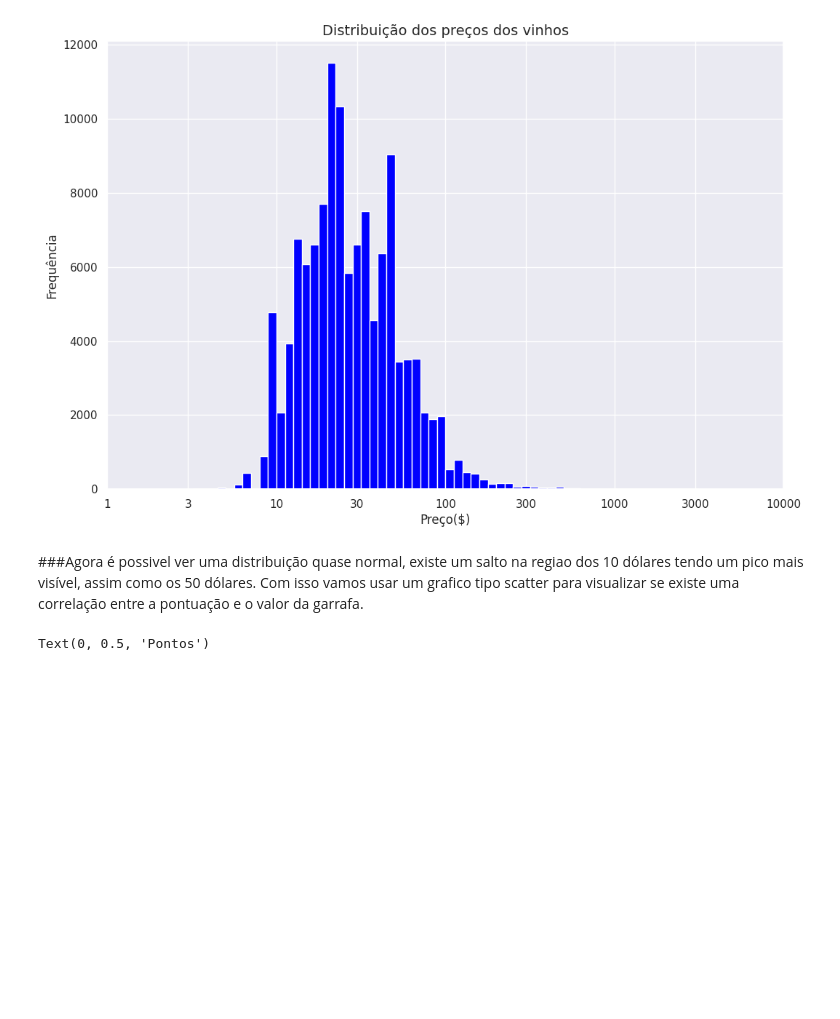
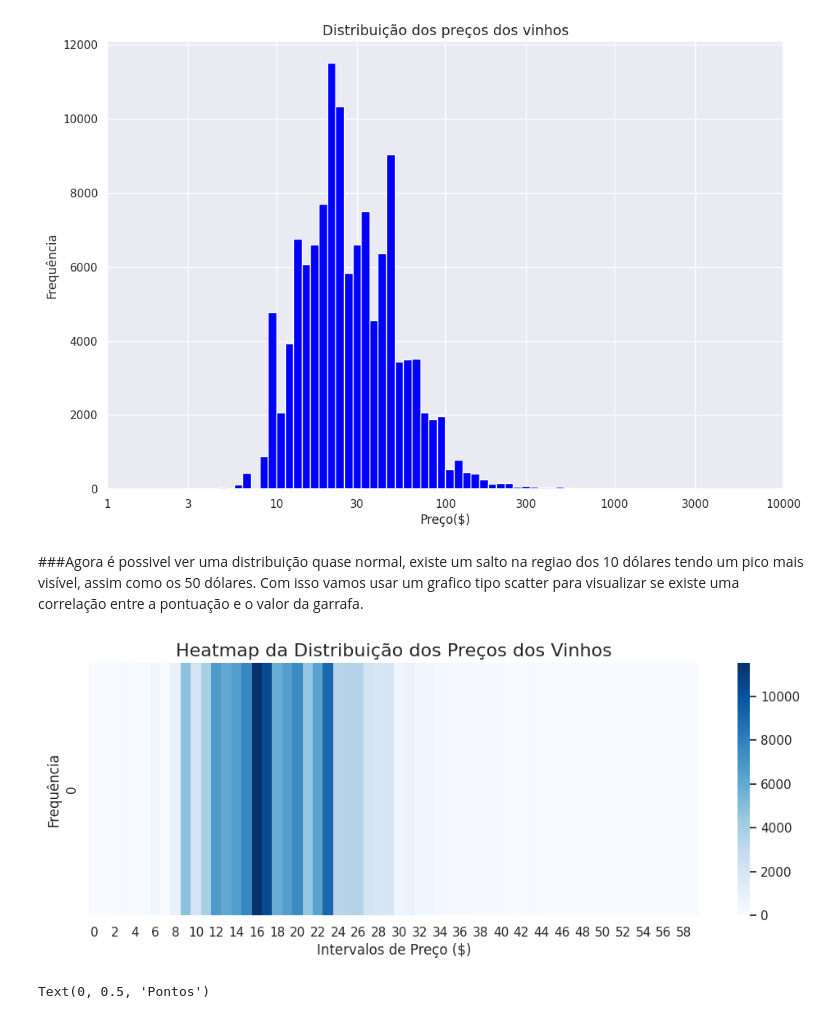
Before and after one commit to SaraSilvaa/Aula-Mineira-o-de-Dados, a Jupyter notebook: Sara_Martins_da_Silva.ipynb, the cells around one changed output. Cells and saved outputs as stored; diff of their text form; code cells hidden in the pictures; blank space fills up the shorter version.

```diff
--- a/Sara_Martins_da_Silva.ipynb
+++ b/Sara_Martins_da_Silva.ipynb
@@ -454,6 +454,18 @@ Text(0, 0.5, 'Frequência')
 [figure]
 # %% [markdown]
 ###Agora é possivel ver uma distribuição quase normal, existe um salto na regiao dos 10 dólares tendo um pico mais visível, assim como os 50 dólares. Com isso vamos usar um grafico tipo scatter para visualizar se existe uma correlação entre a pontuação e o valor da garrafa.
+# %%
+#HeatMap (mapa de calor)
+
+bins = 10**np.arange(0.5, 3.5 + 0.05, 0.05)
+plt.figure(figsize=(12, 4))
+sns.heatmap([hist],   cmap='Blues')
+plt.title('Heatmap da Distribuição dos Preços dos Vinhos', fontsize=16)
+plt.xlabel('Intervalos de Preço ($)')
+plt.ylabel('Frequência')
+plt.show()
+# %% [output]
+[figure, added]
 # %%
 x=[1,3,10,30,100,300,1000,3000,10000]
 
```
Also changed, not shown: parts of 19 cells of this notebook.
